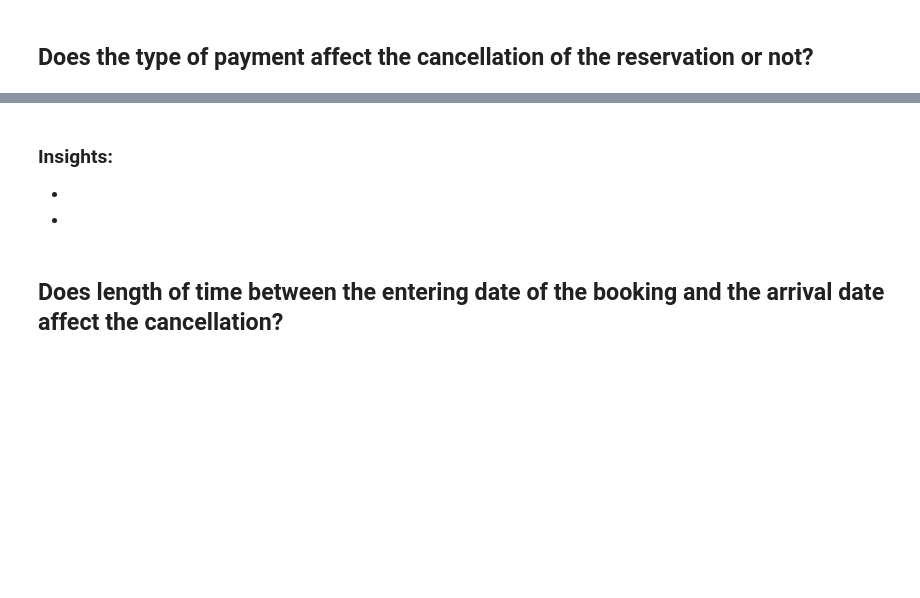
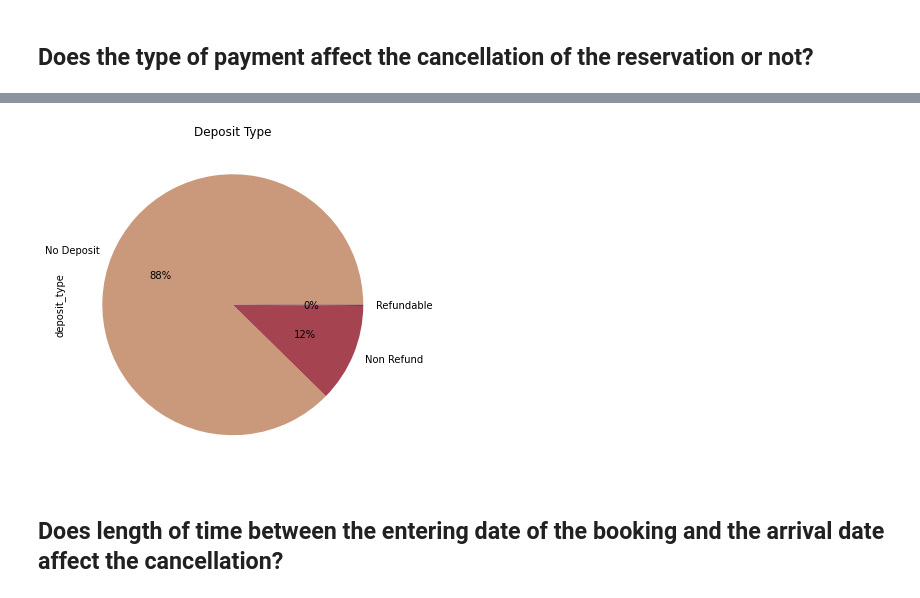
Before and after one commit to Tuwaiq-Data-Science-Bootcamp-V4/PCA-Lab, a Jupyter notebook: CV_Assignment.ipynb, the cells around one changed output, grey strips where cells are left out. Drawn from its saved outputs; the diff is of its cells as text; code cells hidden in the pictures; blank space fills up the shorter version.

```diff
--- a/CV_Assignment.ipynb
+++ b/CV_Assignment.ipynb
@@ -110,4 +106,0 @@ df.describe(include='object')
-# %% [markdown]
-### Insights:
--
--
@@ -114,2 +109,8 @@ df.describe(include='object')
+# %%
+plt.figure(figsize=(10,6))
+df["deposit_type"].value_counts().plot.pie(autopct='%.0f%%',title= 'Deposit Type',
+                                          colors=sns.color_palette("twilight_r"));
+# %% [output]
+[figure, added]
 # %% [markdown]
 ## Does length of time between the entering date of the booking and the arrival date affect the cancellation?
```
Also changed, not shown: parts of 30 cells of this notebook.
